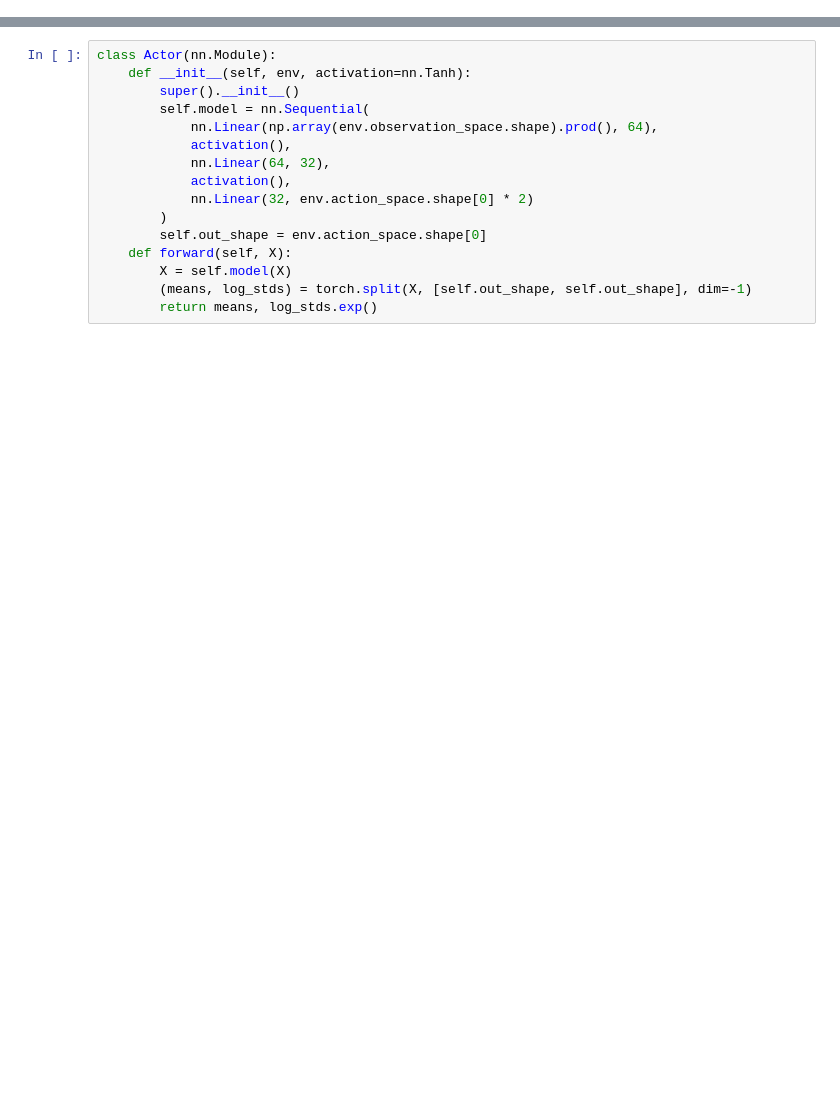
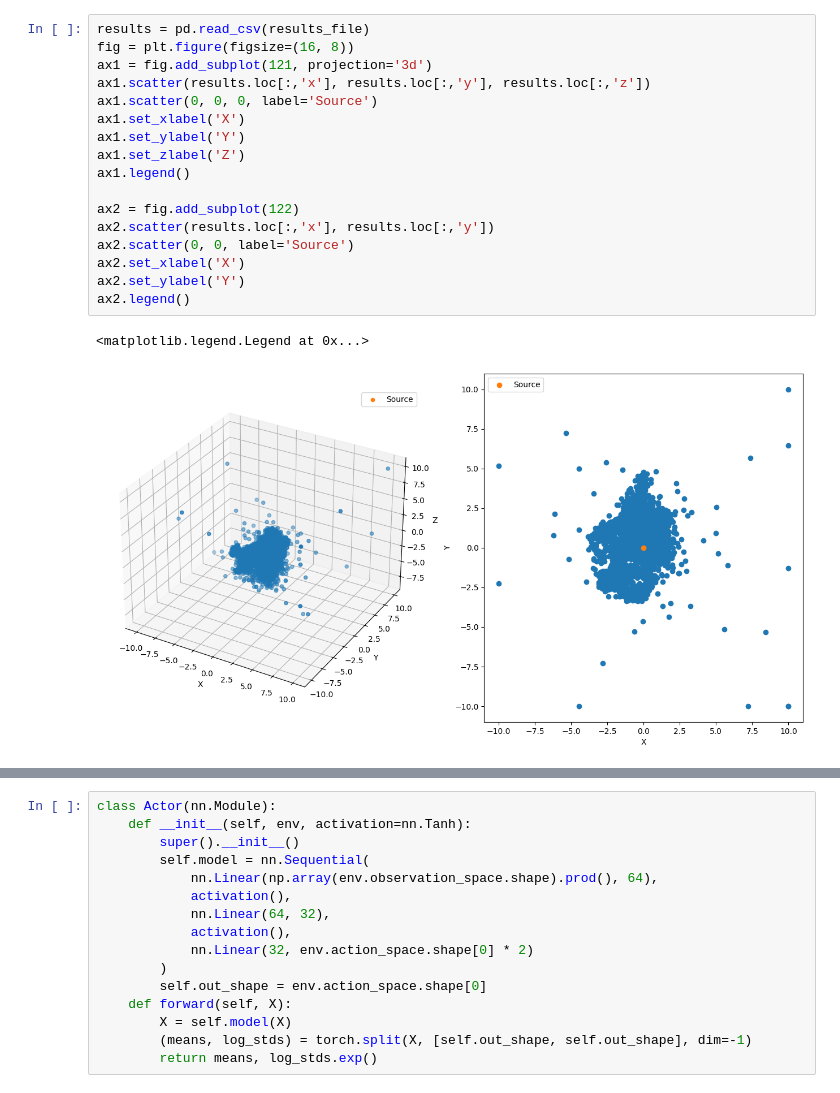
Before and after one commit to anirudhshankar99/ContinuousRL, a Jupyter notebook: Dynamics/test_models.ipynb, the cells around one changed output, grey strips where cells are left out. Saved outputs shown, nothing was run; the diff lists cells and outputs as text; blank space fills up the shorter version.

```diff
--- a/Dynamics/test_models.ipynb
+++ b/Dynamics/test_models.ipynb
@@ -49,0 +100,20 @@ def out_of_bounds_damping(r_max):
+# %%
+results = pd.read_csv(results_file)
+fig = plt.figure(figsize=(16, 8))
+ax1 = fig.add_subplot(121, projection='3d')
+ax1.scatter(results.loc[:,'x'], results.loc[:,'y'], results.loc[:,'z'])
+ax1.scatter(0, 0, 0, label='Source')
+ax1.set_xlabel('X')
+ax1.set_ylabel('Y')
+ax1.set_zlabel('Z')
+ax1.legend()
+
+ax2 = fig.add_subplot(122)
+ax2.scatter(results.loc[:,'x'], results.loc[:,'y'])
+ax2.scatter(0, 0, label='Source')
+ax2.set_xlabel('X')
+ax2.set_ylabel('Y')
+ax2.legend()
+# %% [output]
+<matplotlib.legend.Legend at 0x...>
+[figure, added]
```
Also changed, not shown: parts of 15 cells of this notebook, 3 other files.
